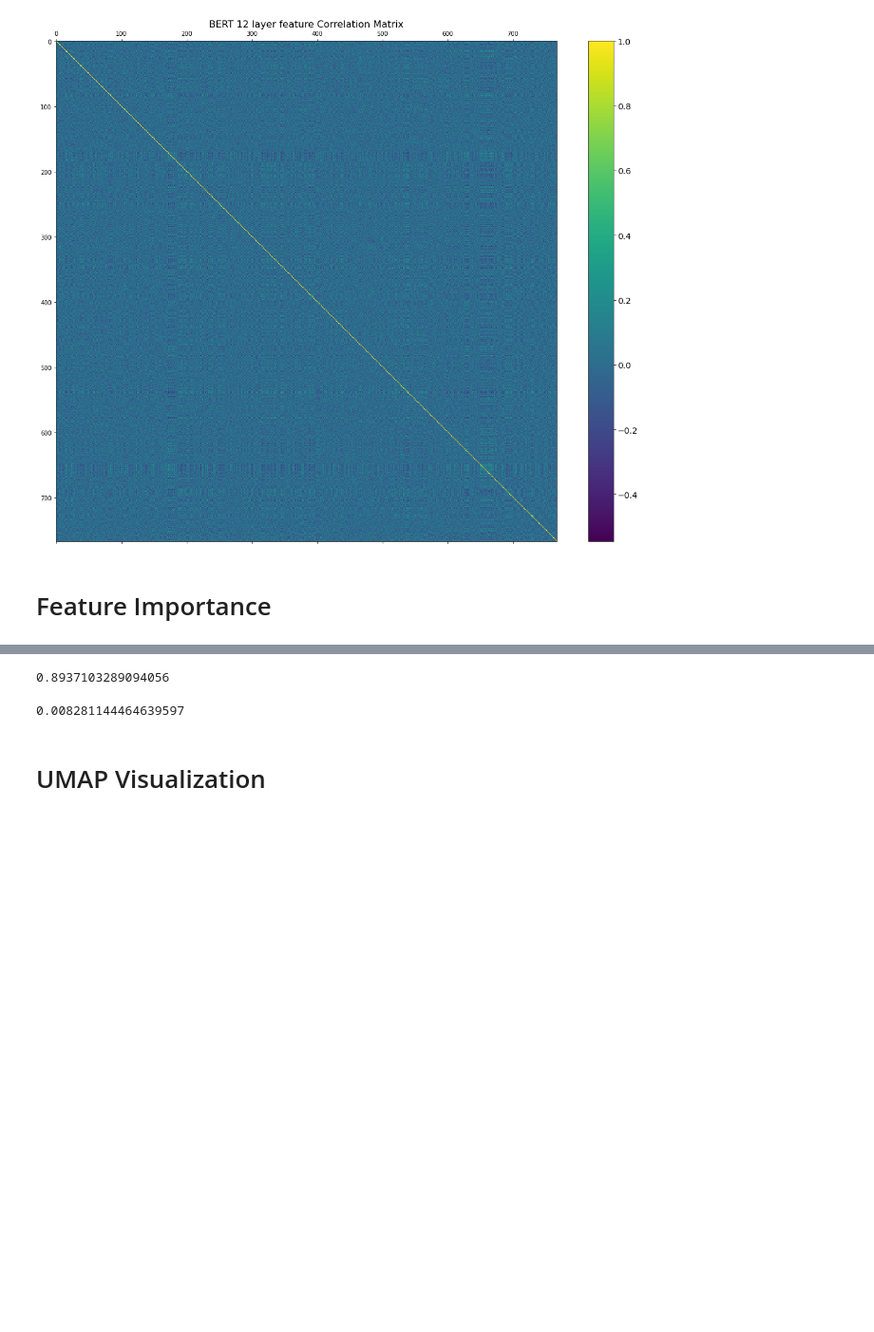
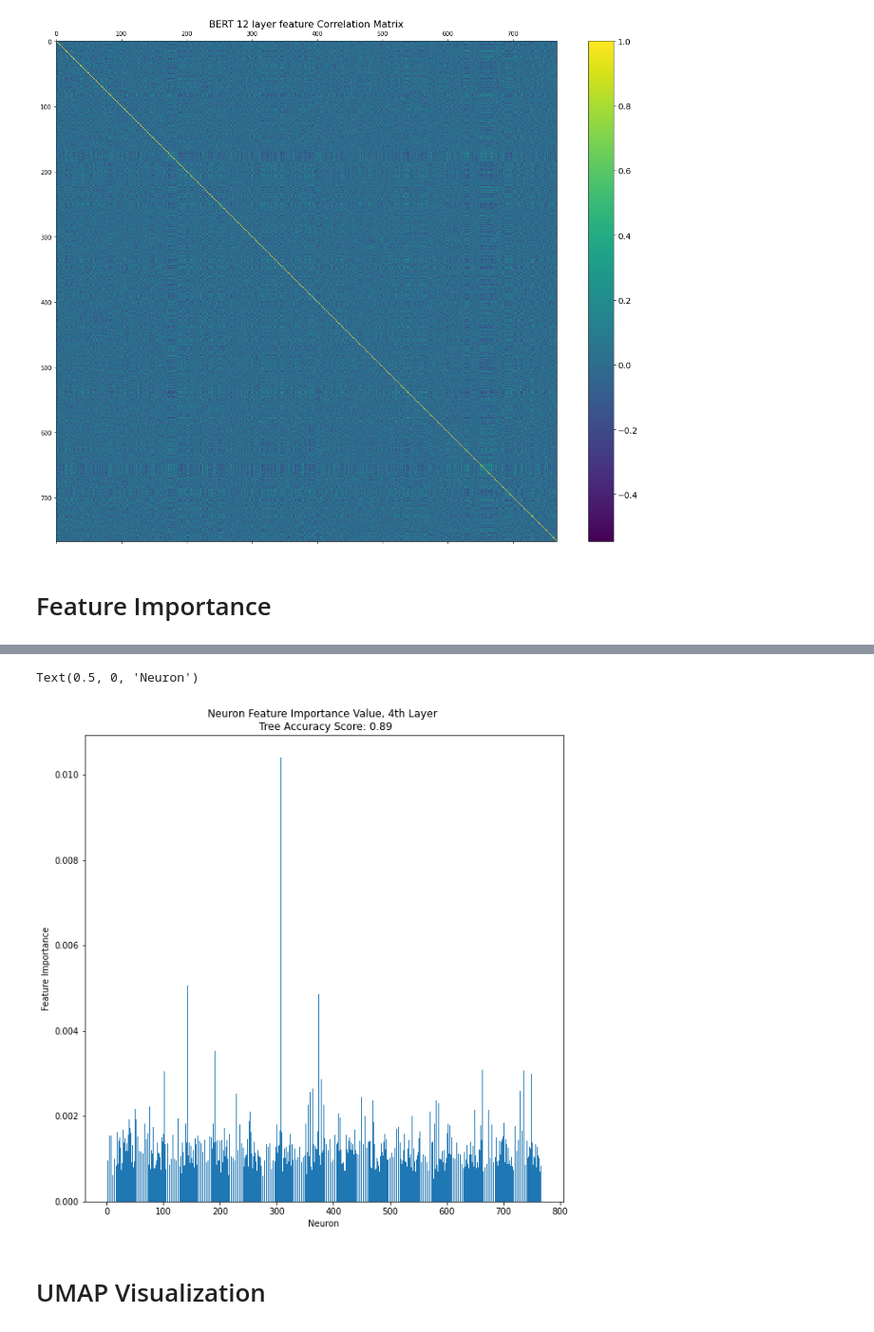
Before and after one commit to ErezSC42/bert_pos_analysis, a Jupyter notebook: data_exploration.ipynb, the cells around one changed output, grey strips where cells are left out. Shown at 95% size. Cells and saved outputs as stored; diff of their text form; code cells hidden in the pictures; blank space fills up the shorter version.

```diff
--- a/data_exploration.ipynb
+++ b/data_exploration.ipynb
@@ -433,13 +433,20 @@ clf = clf.fit(X_train, y_train)
 from sklearn.metrics import accuracy_score
 
 y_pred = clf.predict(X_test)
-accuracy_score(y_test, y_pred)
+acc = accuracy_score(y_test, y_pred)
-# %% [output]
-0.8937103289094056
-# %%
-clf.feature_importances_.max()
-# %% [output]
-0.008281144464639597
+# %%
+feature_importance = clf.feature_importances_
+# %%
+plt.figure(figsize=(10,10))
+title_string = f"Neuron Feature Importance Value, {chosen_bert_layer}th Layer \n Tree Accuracy Score: {acc:.2f}"
+plt.title(title_string)
+x = range(768)
+plt.bar(x, height=feature_importance)
+plt.ylabel("Feature Importance")
+plt.xlabel("Neuron")
+# %% [output]
+Text(0.5, 0, 'Neuron')
+[figure, added]
 # %% [markdown]
 # UMAP Visualization
 # %%
```
Also changed, not shown: parts of 1 cell of this notebook, 1 other file.
